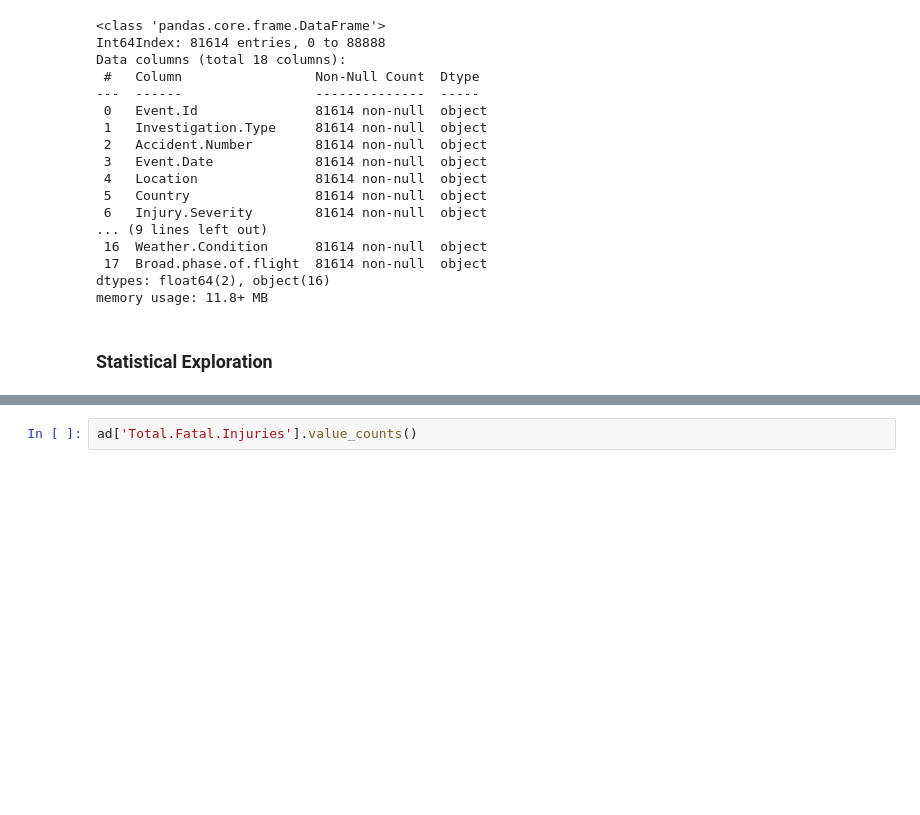
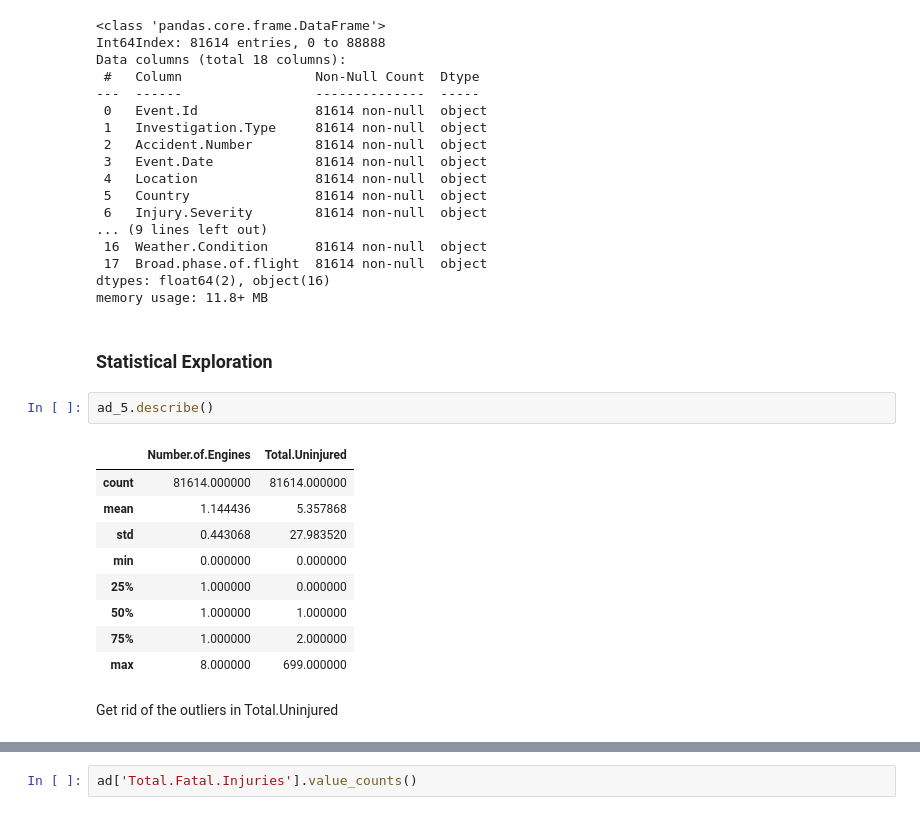
Before and after one commit to erankova/Fortune-Inc-Aviation-Analysis, a Jupyter notebook: Exploration.ipynb, the cells around one changed output, grey strips where cells are left out. Saved outputs shown, nothing was run; the diff lists cells and outputs as text; blank space fills up the shorter version.

```diff
--- a/Exploration.ipynb
+++ b/Exploration.ipynb
@@ -1024,3 +1012,17 @@ dtypes: float64(2), object(16)
 memory usage: 11.8+ MB
 # %% [markdown]
 ### Statistical Exploration
+# %%
+ad_5.describe()
+# %% [output]
+|  | Number.of.Engines | Total.Uninjured |
+| count | 81614.000000 | 81614.000000 |
+| mean | 1.144436 | 5.357868 |
+| std | 0.443068 | 27.983520 |
+| min | 0.000000 | 0.000000 |
+| 25% | 1.000000 | 0.000000 |
+| 50% | 1.000000 | 1.000000 |
+| 75% | 1.000000 | 2.000000 |
+| max | 8.000000 | 699.000000 |
+# %% [markdown]
+Get rid of the outliers in Total.Uninjured
```
Also changed, not shown: parts of 20 cells of this notebook.
